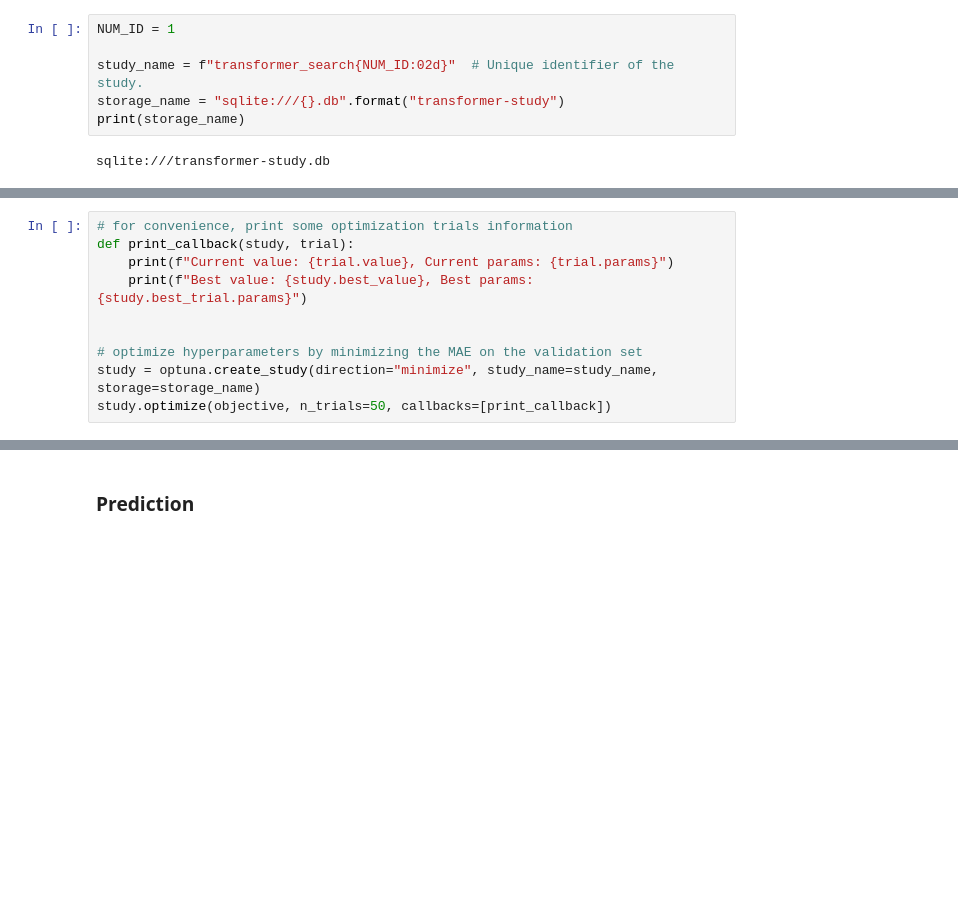
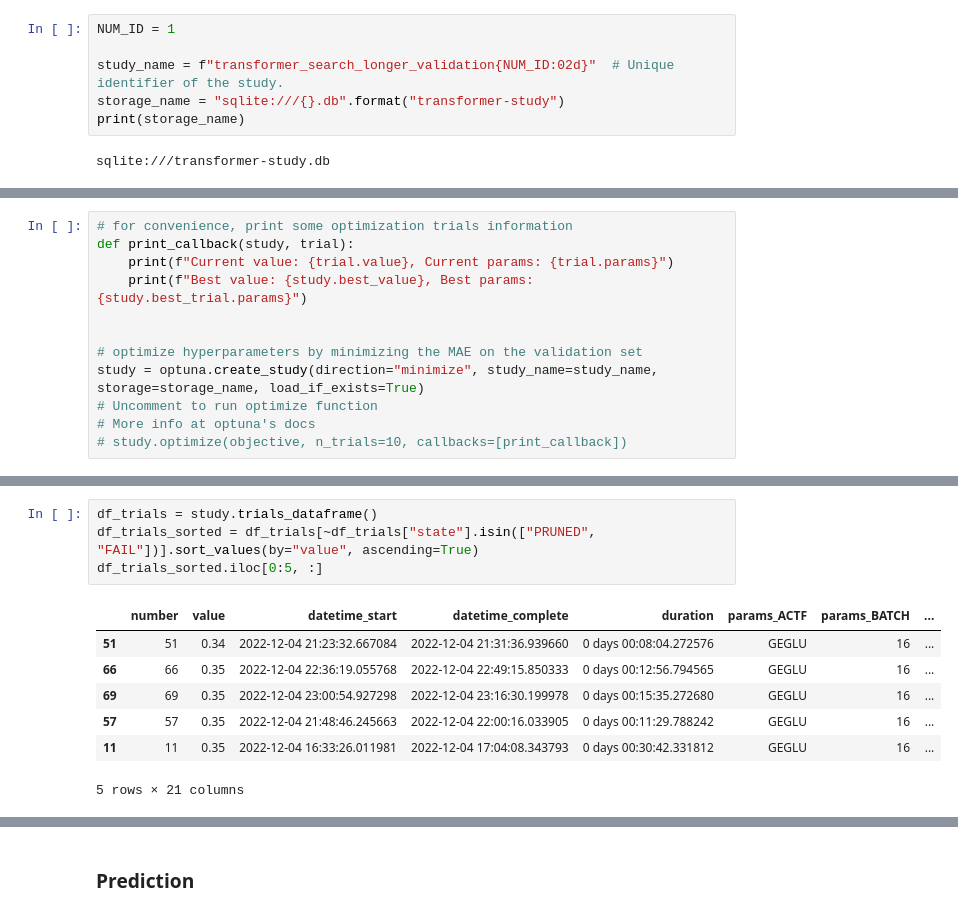
Before and after one commit to Kairixir/ml-tartu-electricity-prediciton, a Jupyter notebook: ML_Project.ipynb, the cells around one changed output, grey strips where cells are left out. Drawn from its saved outputs; the diff is of its cells as text; blank space fills up the shorter version.

```diff
--- a/ML_Project.ipynb
+++ b/ML_Project.ipynb
@@ -1064,7 +1159,7 @@ if len(optuna.logging.get_logger("optuna").handlers) < 2:
 # %%
 NUM_ID = 1
 
-study_name = f"transformer_search{NUM_ID:02d}"  # Unique identifier of the study.
+study_name = f"transformer_search_longer_validation{NUM_ID:02d}"  # Unique identifier of the study.
 storage_name = "sqlite:///{}.db".format("transformer-study")
 print(storage_name)
 # %% [output]
@@ -1080,6 +1175,8 @@ def print_callback(study, trial):
 
 
 # optimize hyperparameters by minimizing the MAE on the validation set
-study = optuna.create_study(direction="minimize", study_name=study_name, storage=storage_name)
-study.optimize(objective, n_trials=50, callbacks=[print_callback])
+study = optuna.create_study(direction="minimize", study_name=study_name, storage=storage_name, load_if_exists=True)
+# Uncomment to run optimize function
+# More info at optuna's docs
+# study.optimize(objective, n_trials=10, callbacks=[print_callback])
 # %% [output]
@@ -1107,0 +1199,12 @@ os.environ["SLURM_NTASKS_PER_NODE"] = "2"
+# %%
+df_trials = study.trials_dataframe()
+df_trials_sorted = df_trials[~df_trials["state"].isin(["PRUNED", "FAIL"])].sort_values(by="value", ascending=True)
+df_trials_sorted.iloc[0:5, :]
+# %% [output]
+|  | number | value | datetime_start | datetime_complete | duration | params_ACTF | params_BATCH | ... |
+| 51 | 51 | 0.34 | 2022-12-04 21:23:32.667084 | 2022-12-04 21:31:36.939660 | 0 days 00:08:04.272576 | GEGLU | 16 | ... |
+| 66 | 66 | 0.35 | 2022-12-04 22:36:19.055768 | 2022-12-04 22:49:15.850333 | 0 days 00:12:56.794565 | GEGLU | 16 | ... |
+| 69 | 69 | 0.35 | 2022-12-04 23:00:54.927298 | 2022-12-04 23:16:30.199978 | 0 days 00:15:35.272680 | GEGLU | 16 | ... |
+| 57 | 57 | 0.35 | 2022-12-04 21:48:46.245663 | 2022-12-04 22:00:16.033905 | 0 days 00:11:29.788242 | GEGLU | 16 | ... |
+| 11 | 11 | 0.35 | 2022-12-04 16:33:26.011981 | 2022-12-04 17:04:08.343793 | 0 days 00:30:42.331812 | GEGLU | 16 | ... |
+5 rows × 21 columns
```
Also changed, not shown: parts of 50 cells of this notebook, 28 other files.
